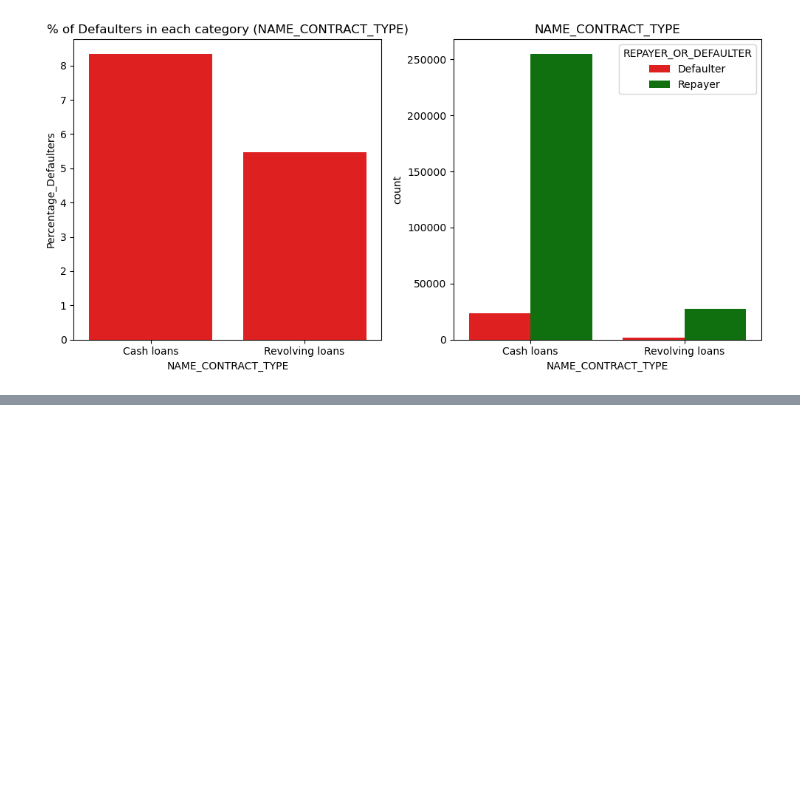
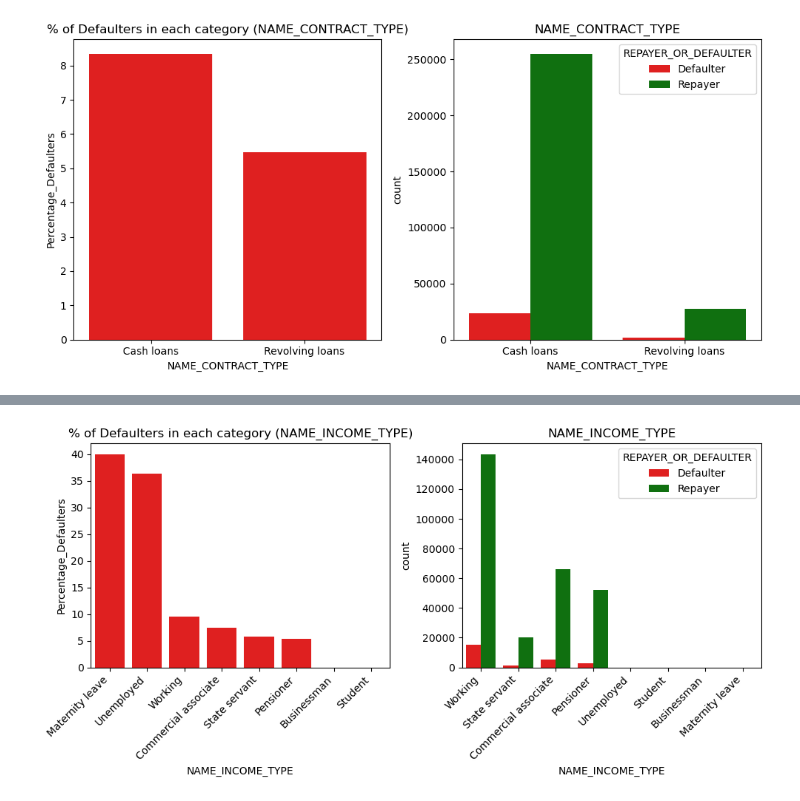
Before and after one commit to Punya-B-R/loan-approval-risk-analysis, a Jupyter notebook: Bank-Loan.ipynb, the cells around one changed output, grey strips where cells are left out. Drawn from its saved outputs; the diff is of its cells as text; code cells hidden in the pictures; blank space fills up the shorter version.

```diff
--- a/Bank-Loan.ipynb
+++ b/Bank-Loan.ipynb
@@ -336,0 +352,26 @@ app_univariate_categorical('CNT_CHILDREN')
+# %%
+def app_univariate_categorical1(x):
+    group_data = app.groupby(x).agg(Value_Counts=('TARGET', 'size'), Defaulters=('TARGET', 'sum')).reset_index()
+
+    group_data['Percentage_Defaulters'] = (group_data['Defaulters'] / group_data['Value_Counts']) * 100
+
+    group_data.sort_values('Percentage_Defaulters', ascending=False, inplace=True)
+
+    plt.figure(figsize=(10,5))
+
+    plt.subplot(1, 2, 1)
+    a=sns.barplot(data=group_data, x=x, y='Percentage_Defaulters', color='Red')
+    a.set_xticklabels(a.get_xticklabels(), rotation=45, horizontalalignment='right')
+    plt.title(f'% of Defaulters in each category ({x})')
+
+    plt.subplot(1, 2, 2)
+    b=sns.countplot(data=app, x=x, hue='REPAYER_OR_DEFAULTER', palette=['Red', 'Green'])
+    b.set_xticklabels(b.get_xticklabels(), rotation=45, horizontalalignment='right')
+    plt.title(x)
+
+    plt.tight_layout()
+    plt.show()
+# %%
+app_univariate_categorical1('NAME_INCOME_TYPE')
+# %% [output]
+[figure, added]
```
Also changed, not shown: parts of 20 cells of this notebook.
